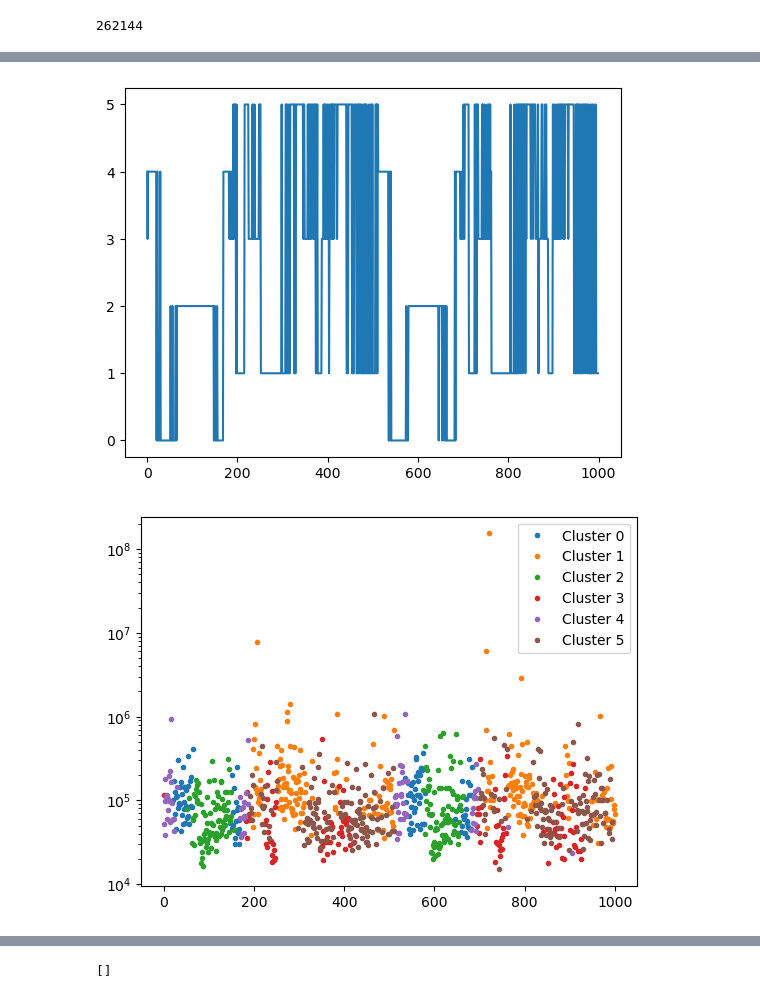
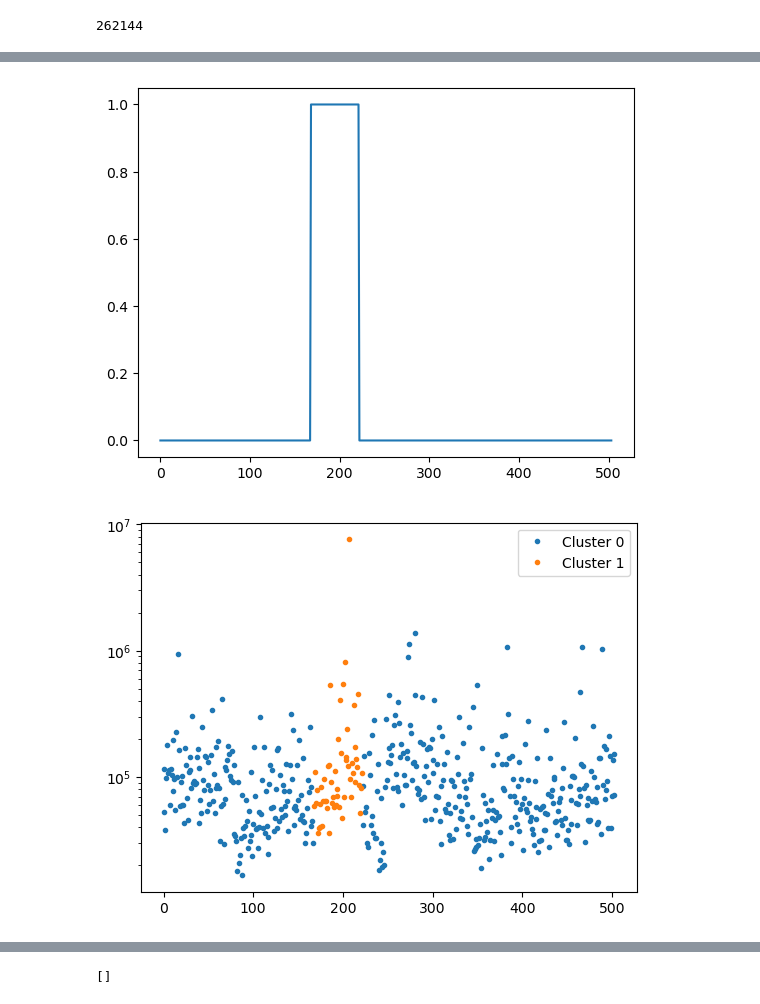
Before and after one commit to bencekaszas/ITT23-MIMO-processing, a Jupyter notebook: testing.ipynb, the cells around one changed output, grey strips where cells are left out. Cells and saved outputs as stored; diff of their text form; code cells hidden in the pictures.

```diff
--- a/testing.ipynb
+++ b/testing.ipynb
@@ -35,7 +35,7 @@ matrices: [[[-3.782e-18+3.312e-18j  3.453e-18-3.652e-18j -3.095e-18+3.960e-18j
     2.447e-22-7.267e-23j]]]
 # %%
 print(len(array1))
-data_arr = array1[:1000]
+data_arr = array1[:504]
 # %% [output]
 262144
 # %%
@@ -81,41 +81,48 @@ def clustering_alg(data: np.ndarray, n_clusters = 2):
     for i, matrix in enumerate(data_arr):
         if not np.isnan(matrix).any():
             U, s, Vt = np.linalg.svd(matrix)
-            s = s/s[0]
             sv_arr = np.vstack([sv_arr, s])
 
     kmeans = KMeans(n_clusters=n_clusters, random_state=0)
-    kmeans.fit(sv_arr)
+    kmeans.fit(sv_arr**2)
     return kmeans.labels_, kmeans.cluster_centers_
 # %%
-labels, centers = clustering_alg(data_arr, 6)
+labels, centers = clustering_alg(data_arr, 2)
+
+sv_arr = np.zeros((0, 4))
+
+# Compute singular values for all matrices in data_arr
+for i, matrix in enumerate(data_arr):
+    if not np.isnan(matrix).any():
+        U, s, Vt = np.linalg.svd(matrix)
+        sv_arr = np.vstack([sv_arr, s])
 
 plt.plot(labels)
 plt.show()
 for label in np.unique(labels):
     idx = labels == label
     plt.semilogy(np.where(idx)[0], (sv_arr[idx, 0] / sv_arr[idx, -1]), '.', label=f'Cluster {label}')
 plt.legend()
 plt.show()
 
 fig, axes = plt.subplots(2, 2, figsize=(10, 8), sharex=True)
 axes = axes.ravel()
 
 for col in range(4):
     ax = axes[col]
     for label in np.unique(labels):
         idx = labels == label
         ax.semilogy(np.where(idx)[0], sv_arr[idx, col], '.', label=f'Cluster {label}')
     ax.set_title(f'sv_arr[:, {col}]')
     ax.grid(True, which='both', ls='--', alpha=0.3)
 
 handles, legend_labels = axes[0].get_legend_handles_labels()
 fig.legend(handles, legend_labels, loc='upper right')
 plt.tight_layout()
 plt.show()
 # plt.plot(centers.reshape(centers.shape[0], -1).T)
 plt.semilogy(sv_arr[:, -1])
 plt.plot()
 # %% [output]
-[figure, old version]
+[figure, new version]
-[figure, old version]
+[figure, new version]
```
Also changed, not shown: parts of 6 cells of this notebook, 1 other file.
